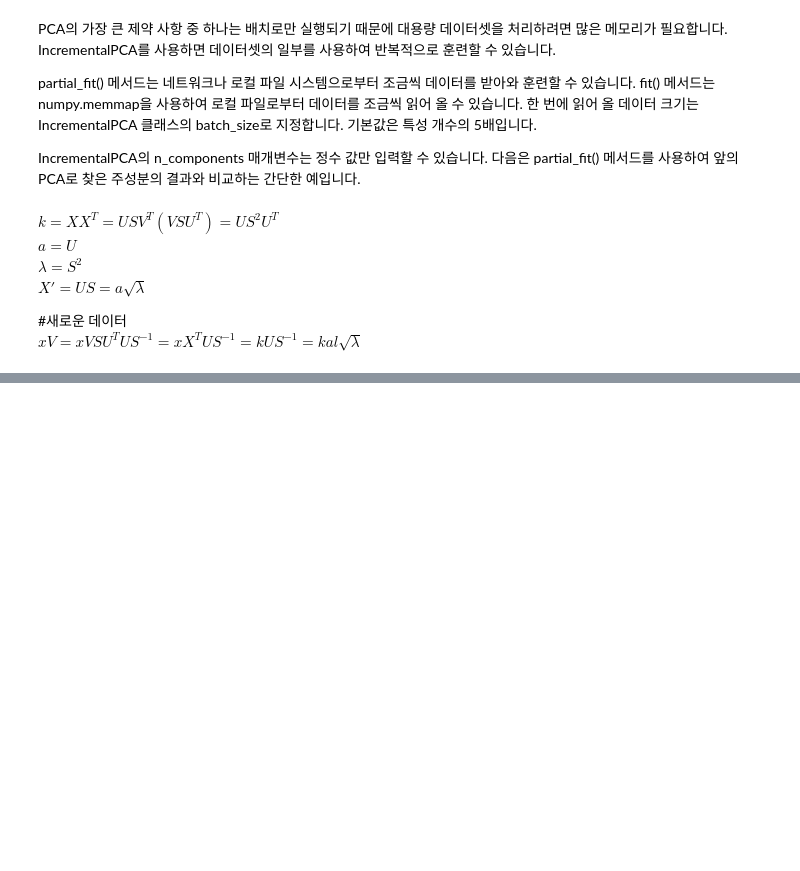
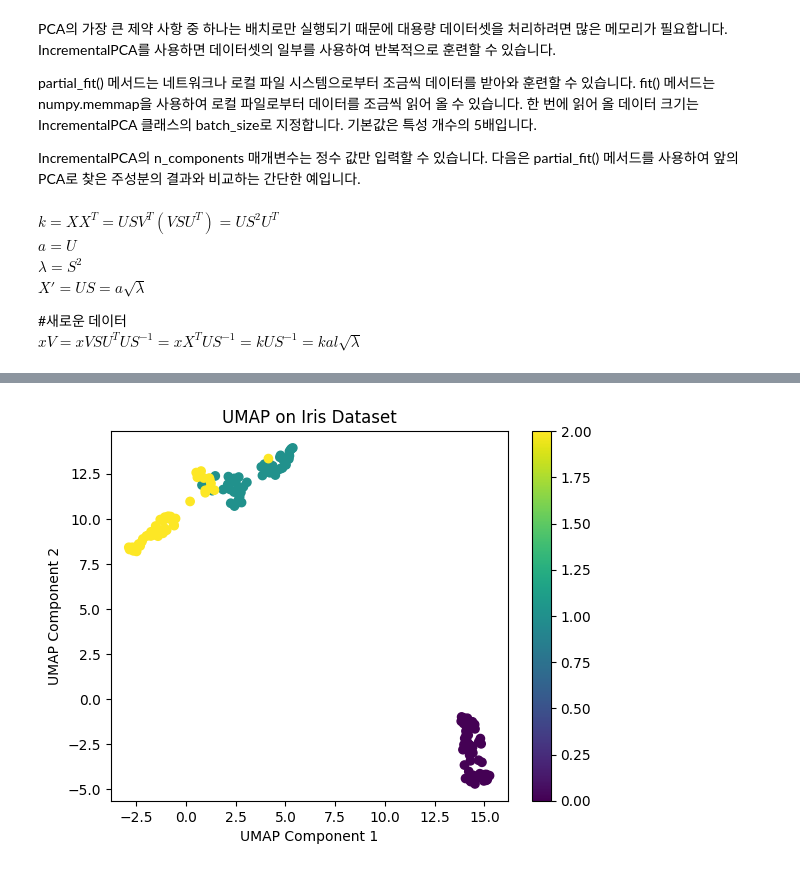
Before and after one commit to YangGuiBee/ML, a Jupyter notebook: TextBook-11/ex11.ipynb, the cells around one changed output, grey strips where cells are left out. Cells and saved outputs as stored; diff of their text form; code cells hidden in the pictures; blank space fills up the shorter version.

```diff
--- a/TextBook-11/ex11.ipynb
+++ b/TextBook-11/ex11.ipynb
@@ -1737,0 +1824,23 @@ plt.ylabel('NMF Component 2')
+# %%
+!pip install umap-learn
+
+import umap
+import matplotlib.pyplot as plt
+from sklearn.datasets import load_iris
+
+# 데이터 로드
+data = load_iris()
+X = data.data
+
+# UMAP 적용
+umap_model = umap.UMAP(n_components=2, random_state=42)
+X_umap = umap_model.fit_transform(X)
+
+# 결과 시각화
+plt.scatter(X_umap[:, 0], X_umap[:, 1], c=data.target)
+plt.xlabel("UMAP Component 1")
+plt.ylabel("UMAP Component 2")
+plt.title("UMAP on Iris Dataset")
+plt.colorbar()
+plt.show()
+# %% [output]
@@ -1737,0 +1863 @@ plt.ylabel('NMF Component 2')
+[figure, added]
```
Also changed, not shown: parts of 14 cells of this notebook.
